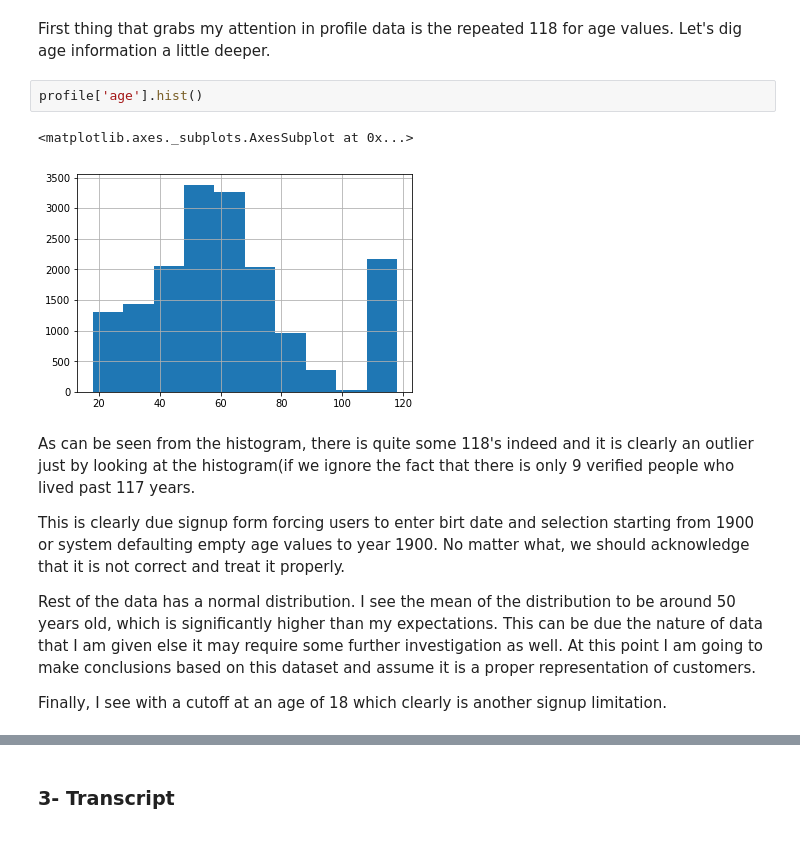
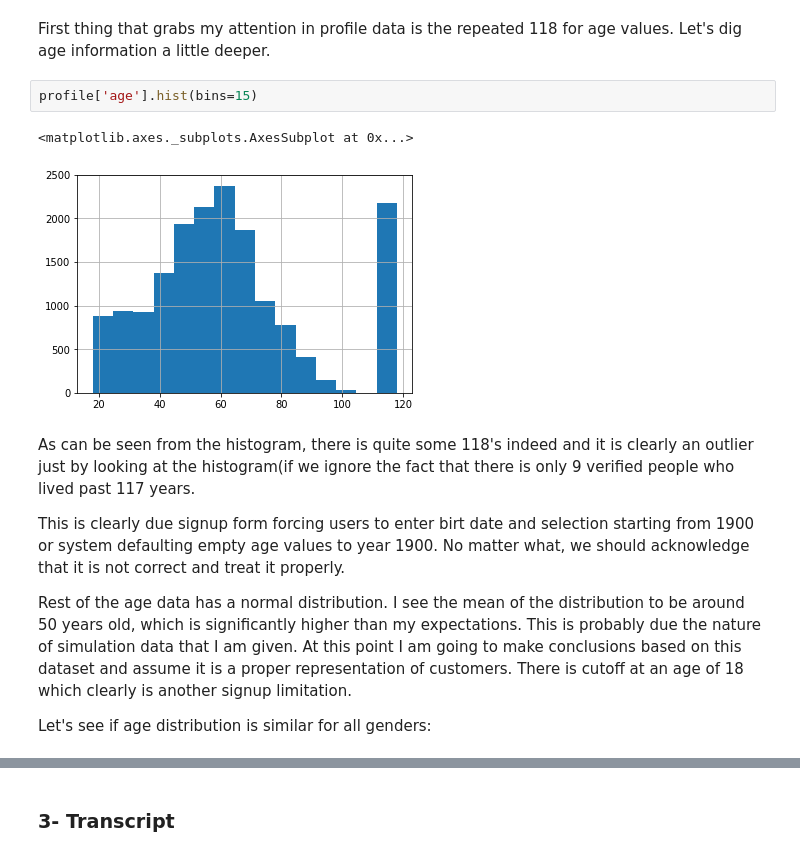
Before and after one commit to onurkapucu/Starbucks_Capstone, a Jupyter notebook: Starbucks_Capstone_notebook.ipynb, the cells around one changed output, grey strips where cells are left out. Drawn from its saved outputs; the diff is of its cells as text.

```diff
--- a/Starbucks_Capstone_notebook.ipynb
+++ b/Starbucks_Capstone_notebook.ipynb
@@ -120,15 +123,15 @@ profile.head()
 # %% [markdown]
 First thing that grabs my attention in profile data is the repeated 118 for age values. Let's dig age information a little deeper.
 # %%
-profile['age'].hist()
+profile['age'].hist(bins=15)
 # %% [output]
 <matplotlib.axes._subplots.AxesSubplot at 0x...>
-[figure, old version]
+[figure, new version]
 # %% [markdown]
 As can be seen from the histogram, there is quite some 118's indeed and it is clearly an outlier just by looking at the histogram(if we ignore the fact that there is only 9 verified people who lived past 117 years.
 
 This is clearly due signup form forcing users to enter birt date and selection starting from 1900 or system defaulting empty age values to year 1900. No matter what, we should acknowledge that it is not correct and treat it properly.
 
-Rest of the data has a normal distribution. I see the mean of the distribution to be around 50 years old, which is significantly higher than my expectations. This can be due the nature of data that I am given else it may require some further investigation as well. At this point I am going to make conclusions based on this dataset and assume it is a proper representation of customers.
+Rest of the age data has a normal distribution. I see the mean of the distribution to be around 50 years old, which is significantly higher than my expectations. This is probably due the nature of simulation data that I am given. At this point I am going to make conclusions based on this dataset and assume it is a proper representation of customers. There is cutoff at an age of 18 which clearly is another signup limitation.
 
-Finally, I see with a cutoff at an age of 18 which clearly is another signup limitation.
+Let's see if age distribution is similar for all genders:
```
Also changed, not shown: parts of 43 cells of this notebook.
